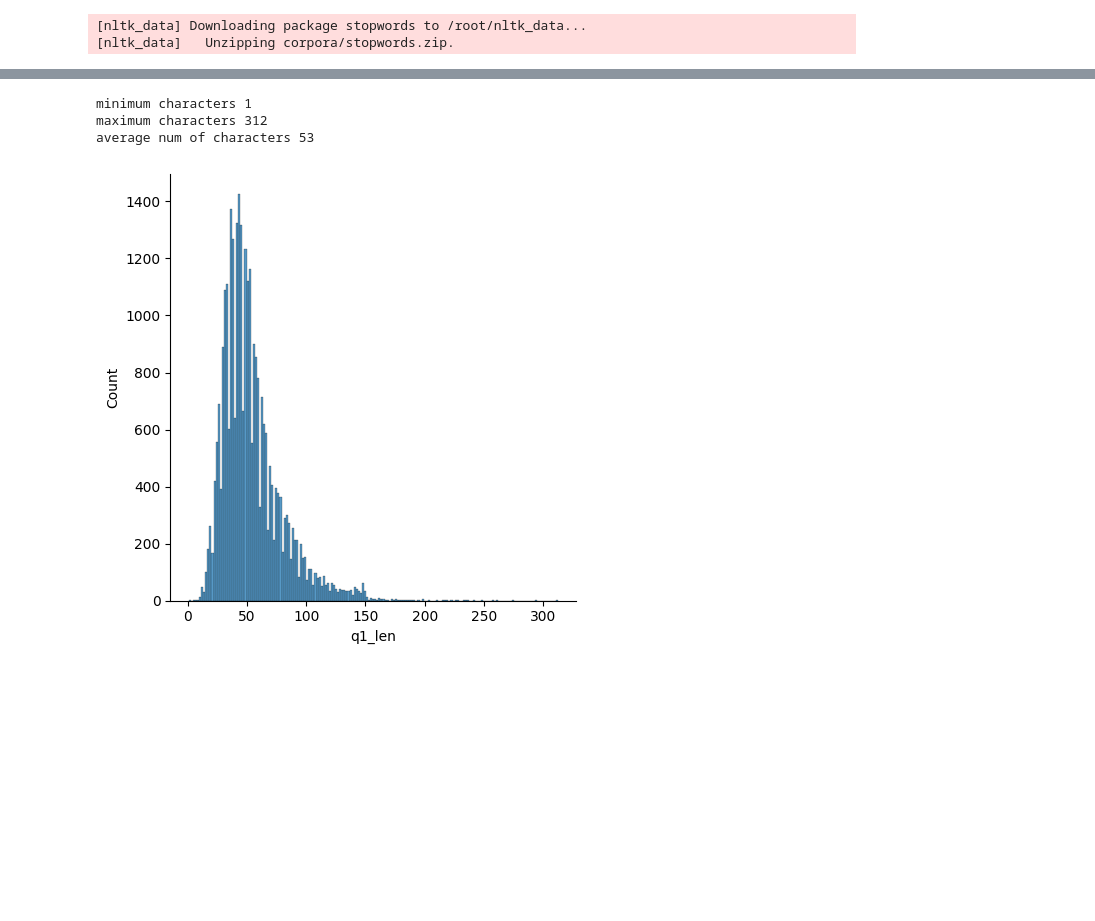
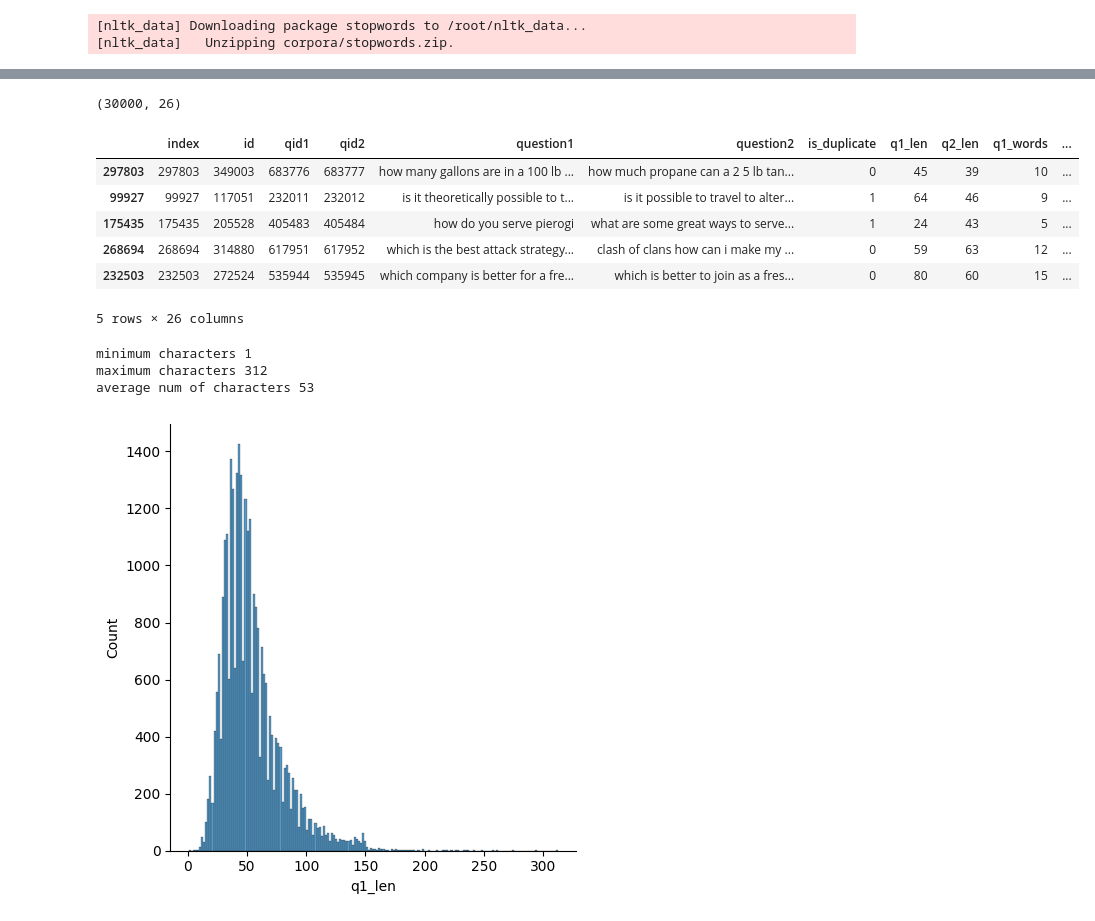
Before and after one commit to Manasapothakamuru/DataworldDuplicateQuestions, a Jupyter notebook: DataWorldDataset.ipynb, the cells around one changed output, grey strips where cells are left out. Saved outputs shown, nothing was run; the diff lists cells and outputs as text; code cells hidden in the pictures; blank space fills up the shorter version.

```diff
--- a/DataWorldDataset.ipynb
+++ b/DataWorldDataset.ipynb
@@ -356,3 +395,15 @@ new_df.head()
+# %%
+print(new_df.shape)
+new_df.head()
+# %% [output]
+(30000, 26)
+|  | index | id | qid1 | qid2 | question1 | question2 | is_duplicate | q1_len | q2_len | q1_words | ... |
+| 297803 | 297803 | 349003 | 683776 | 683777 | how many gallons are in a 100 lb ... | how much propane can a 2 5 lb tan... | 0 | 45 | 39 | 10 | ... |
+| 99927 | 99927 | 117051 | 232011 | 232012 | is it theoretically possible to t... | is it possible to travel to alter... | 1 | 64 | 46 | 9 | ... |
+| 175435 | 175435 | 205528 | 405483 | 405484 | how do you serve pierogi | what are some great ways to serve... | 1 | 24 | 43 | 5 | ... |
+| 268694 | 268694 | 314880 | 617951 | 617952 | which is the best attack strategy... | clash of clans how can i make my ... | 0 | 59 | 63 | 12 | ... |
+| 232503 | 232503 | 272524 | 535944 | 535945 | which company is better for a fre... | which is better to join as a fres... | 0 | 80 | 60 | 15 | ... |
+5 rows × 26 columns
 # %%
 #Graphical analysis for avg, min, max length of questions in Q1 column
 sns.displot(new_df['q1_len'])
```
Also changed, not shown: parts of 15 cells of this notebook.
